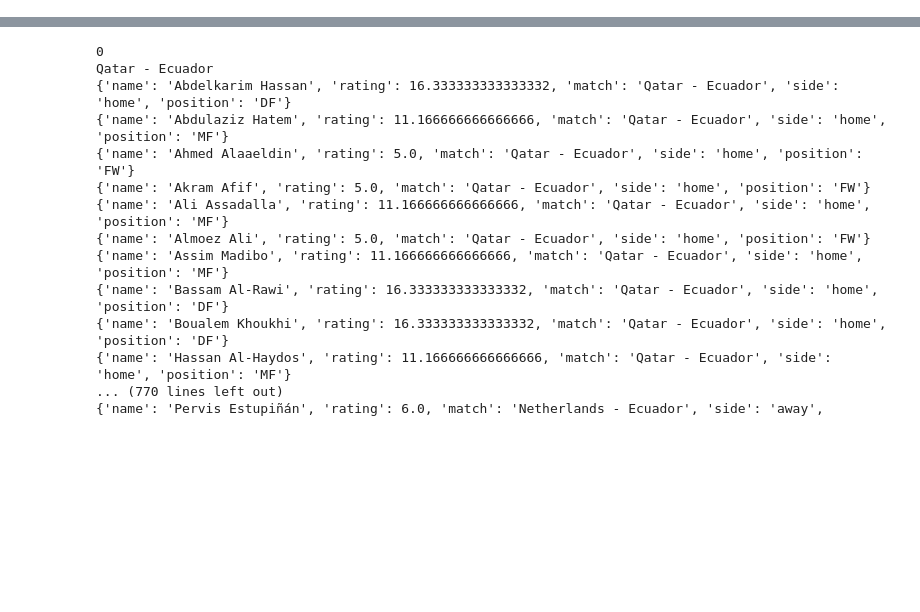
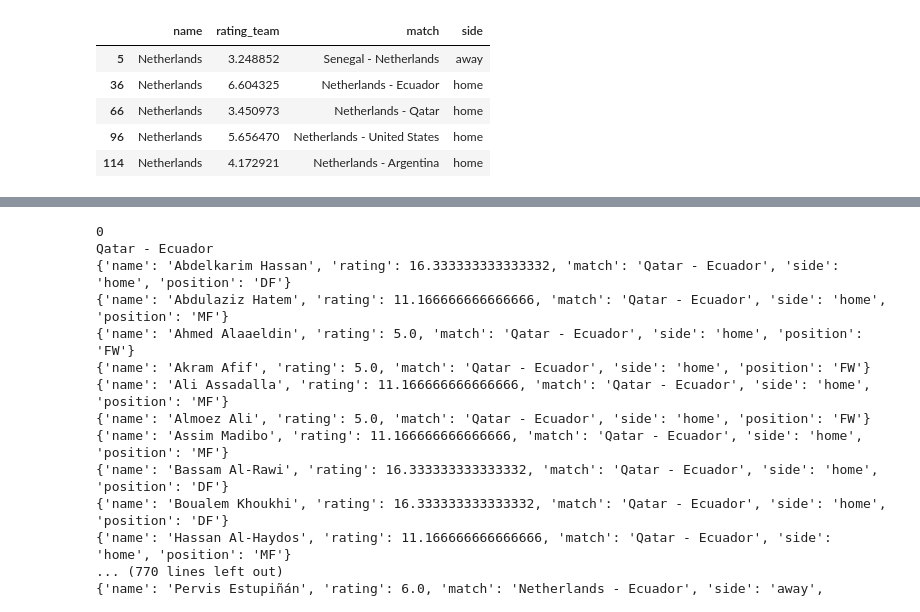
Before and after one commit to BroodjeBal69/VIS---Group-27, a Jupyter notebook: player_model.ipynb, the cells around one changed output, grey strips where cells are left out. Saved outputs shown, nothing was run; the diff lists cells and outputs as text; code cells hidden in the pictures; blank space fills up the shorter version.

```diff
--- a/player_model.ipynb
+++ b/player_model.ipynb
@@ -157,0 +187,9 @@ def AttackerRating(df, i, team):
+# %%
+df_rating_team[df_rating_team['name']== 'Netherlands']
+# %% [output]
+|  | name | rating_team | match | side |
+| 5 | Netherlands | 3.248852 | Senegal - Netherlands | away |
+| 36 | Netherlands | 6.604325 | Netherlands - Ecuador | home |
+| 66 | Netherlands | 3.450973 | Netherlands - Qatar | home |
+| 96 | Netherlands | 5.656470 | Netherlands - United States | home |
+| 114 | Netherlands | 4.172921 | Netherlands - Argentina | home |
```
Also changed, not shown: parts of 8 cells of this notebook, 2 other files.
